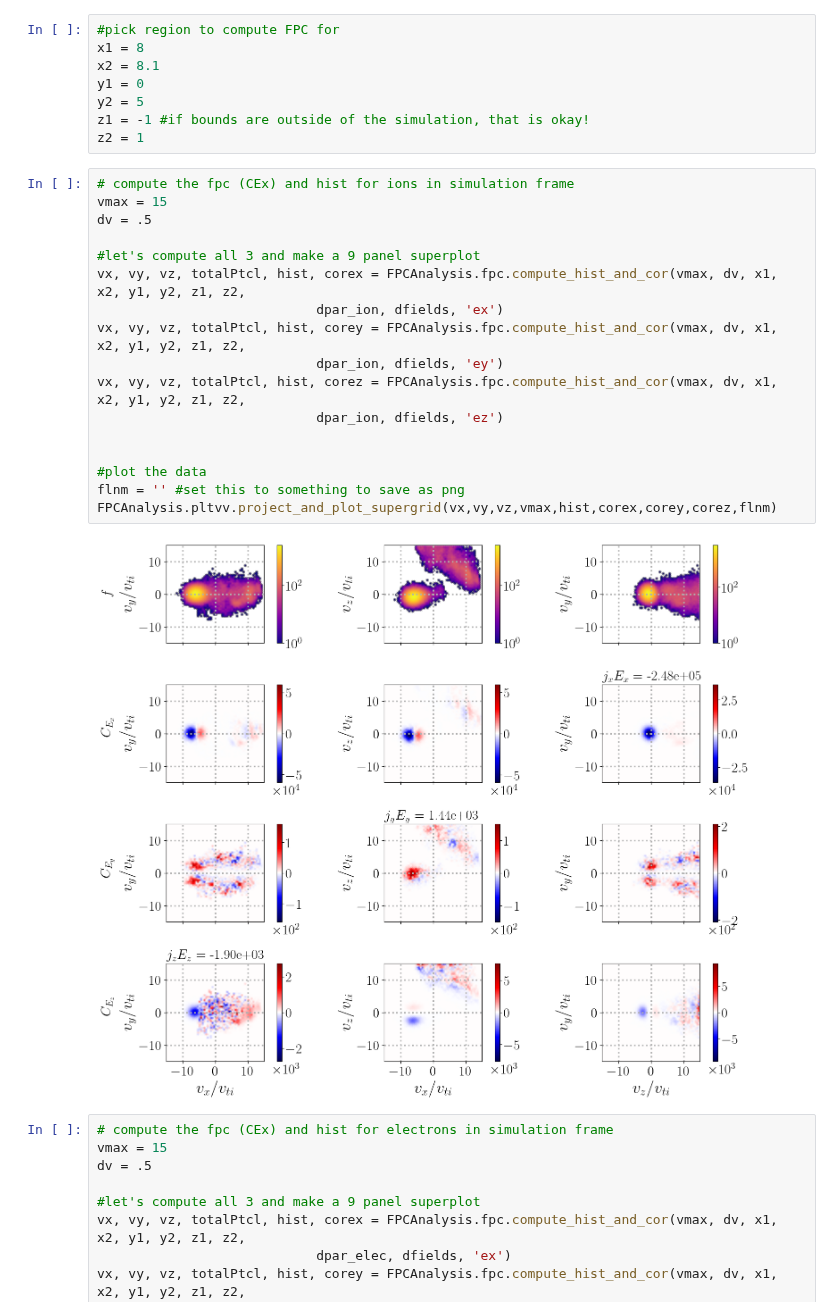
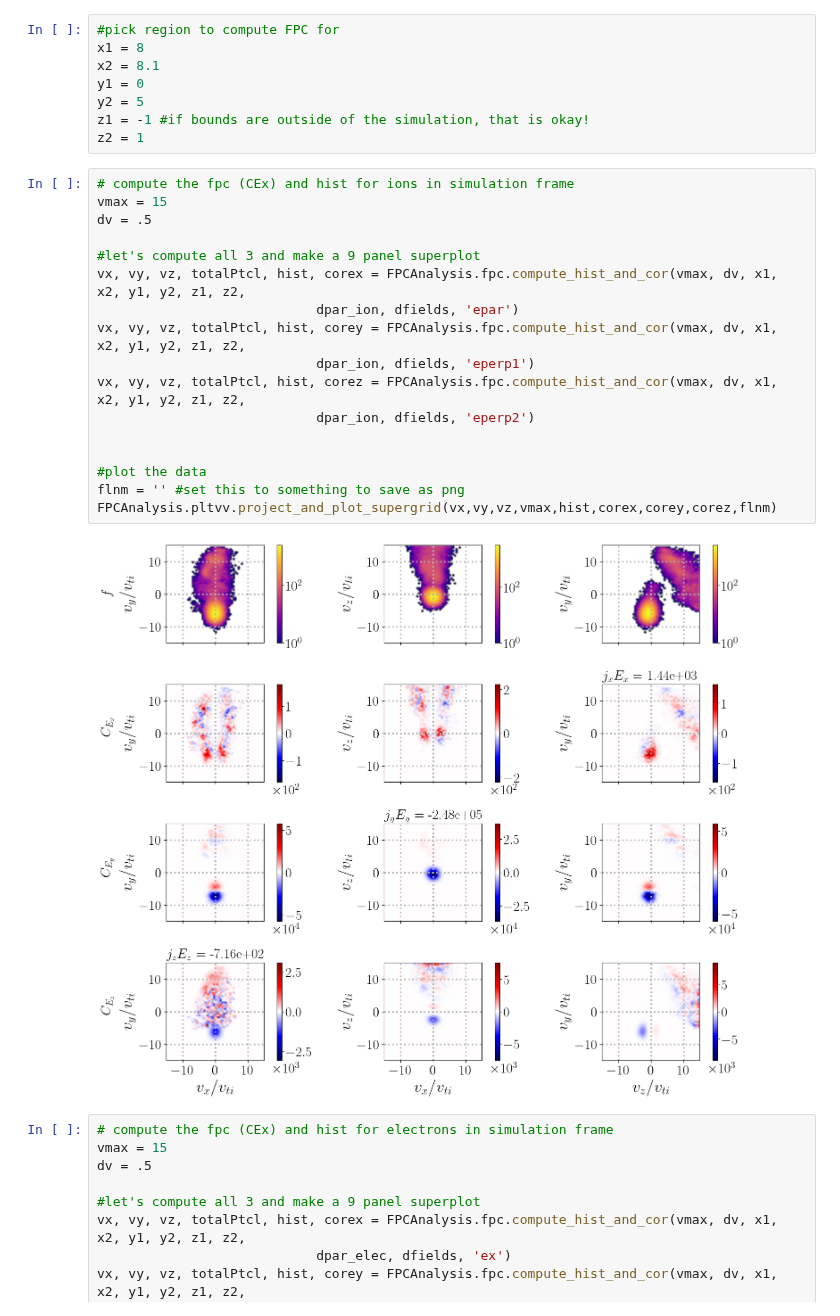
Before and after one commit to collinrbr/FPCAnalysis, a Jupyter notebook: notebooks/2_TristanFPC.ipynb, the cells around one changed output. Saved outputs shown, nothing was run; the diff lists cells and outputs as text.

```diff
--- a/notebooks/2_TristanFPC.ipynb
+++ b/notebooks/2_TristanFPC.ipynb
@@ -39,22 +39,22 @@ z2 = 1
 # %%
 # compute the fpc (CEx) and hist for ions in simulation frame
 vmax = 15
 dv = .5
 
 #let's compute all 3 and make a 9 panel superplot
 vx, vy, vz, totalPtcl, hist, corex = FPCAnalysis.fpc.compute_hist_and_cor(vmax, dv, x1, x2, y1, y2, z1, z2,
-                            dpar_ion, dfields, 'ex')
+                            dpar_ion, dfields, 'epar')
 vx, vy, vz, totalPtcl, hist, corey = FPCAnalysis.fpc.compute_hist_and_cor(vmax, dv, x1, x2, y1, y2, z1, z2,
-                            dpar_ion, dfields, 'ey')
+                            dpar_ion, dfields, 'eperp1')
 vx, vy, vz, totalPtcl, hist, corez = FPCAnalysis.fpc.compute_hist_and_cor(vmax, dv, x1, x2, y1, y2, z1, z2,
-                            dpar_ion, dfields, 'ez')
+                            dpar_ion, dfields, 'eperp2')
 
 
 #plot the data
 flnm = '' #set this to something to save as png
 FPCAnalysis.pltvv.project_and_plot_supergrid(vx,vy,vz,vmax,hist,corex,corey,corez,flnm)
 # %% [output]
-[figure, old version]
+[figure, new version]
 # %%
 # compute the fpc (CEx) and hist for electrons in simulation frame
 vmax = 15
```
Also changed, not shown: 10 other files.
